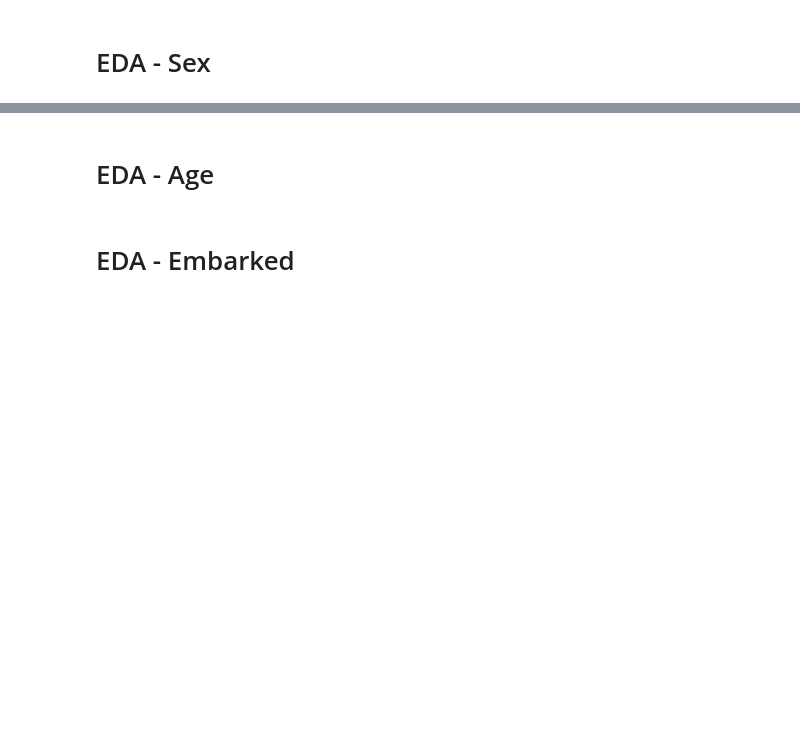
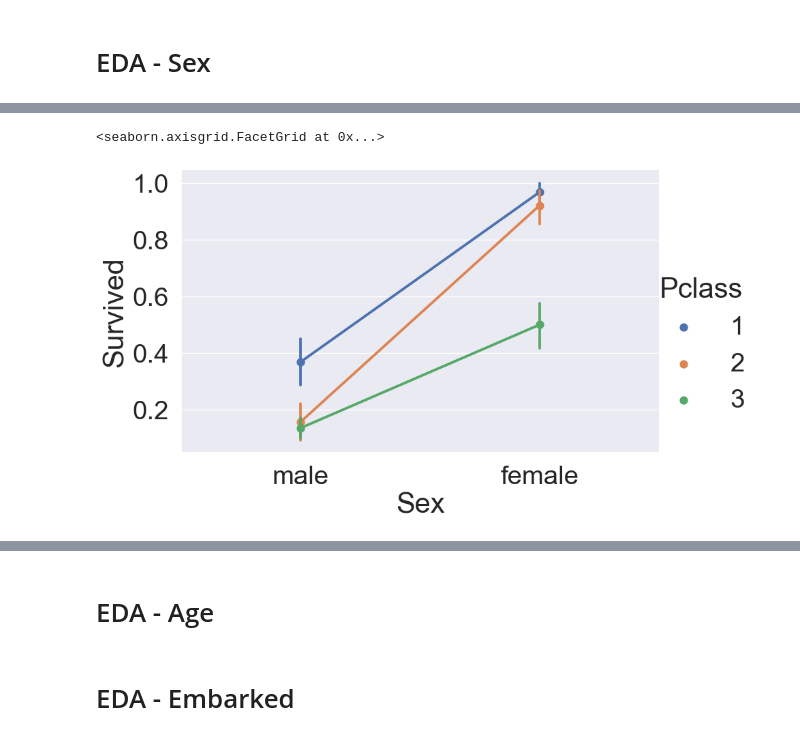
Before and after one commit to JW-Namsta/Kaggle_Study, a Jupyter notebook: Titanic/Titianic_copy_1.ipynb, the cells around one changed output, grey strips where cells are left out. Saved outputs shown, nothing was run; the diff lists cells and outputs as text; code cells hidden in the pictures; blank space fills up the shorter version.

```diff
--- a/Titanic/Titianic_copy_1.ipynb
+++ b/Titanic/Titianic_copy_1.ipynb
@@ -121,0 +154,5 @@ df_train[['Pclass','Survived']].groupby('Pclass').mean().sort_values(by='Survive
+# %%
+sns.catplot('Sex','Survived',data=df_train,hue='Pclass',kind='point',size=6,aspect=1.5,saturation=100)
+# %% [output]
+<seaborn.axisgrid.FacetGrid at 0x...>
+[figure, added]
```
Also changed, not shown: parts of 5 cells of this notebook.
